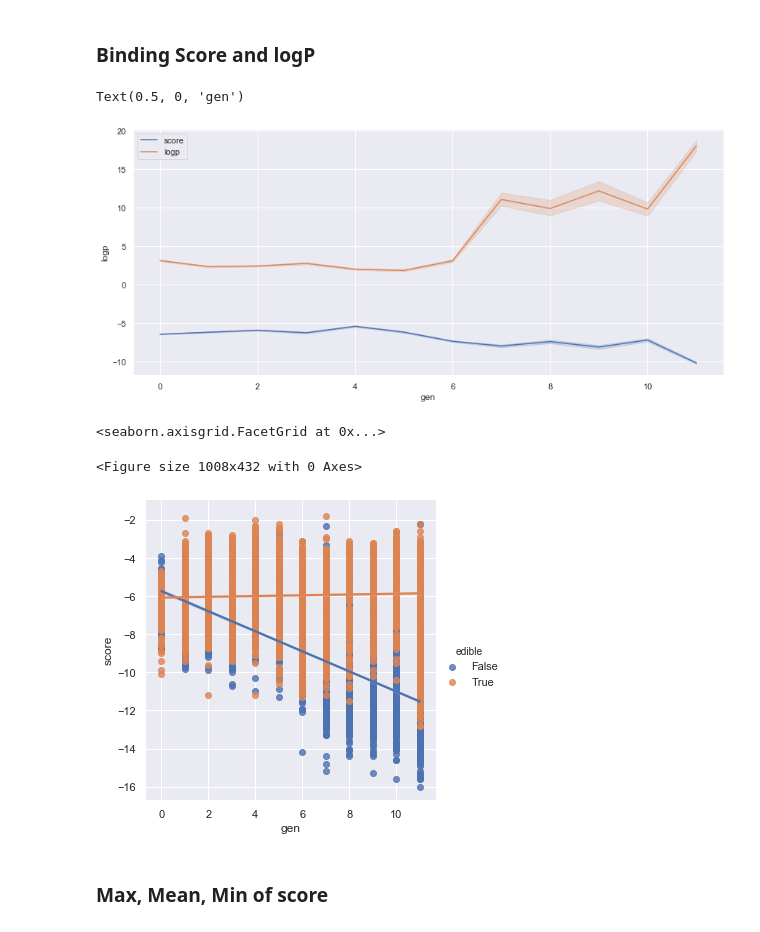
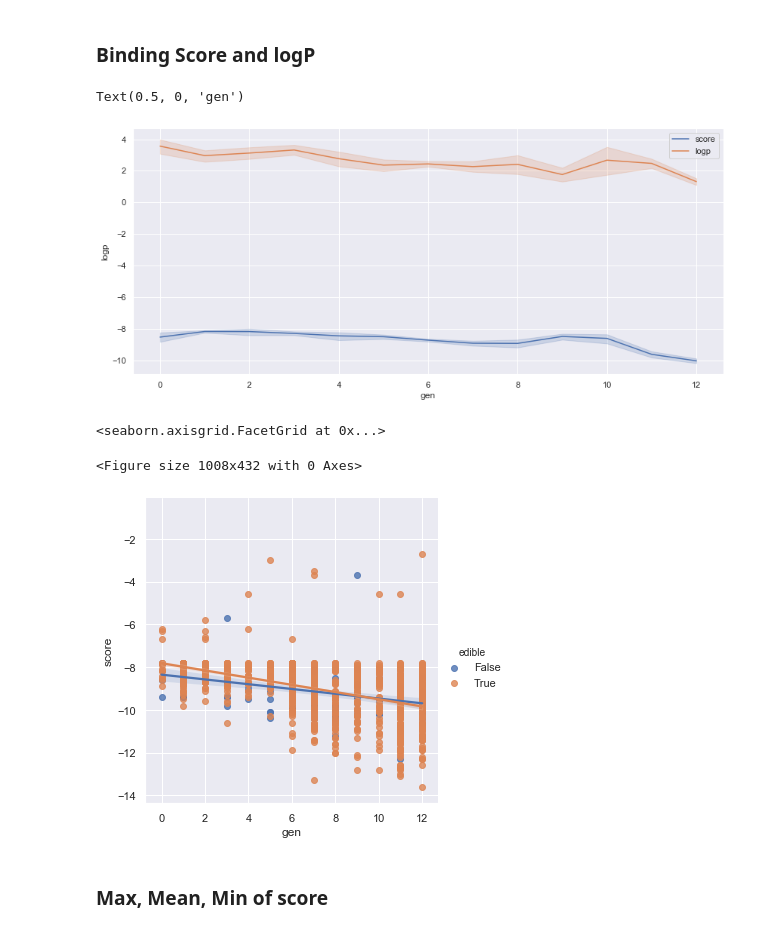
Before and after one commit to forkwell-io/fch-drug-discovery, a Jupyter notebook: Final Results.ipynb, the cells around one changed output. Drawn from its saved outputs; the diff is of its cells as text; code cells hidden in the pictures.

```diff
--- a/Final Results.ipynb
+++ b/Final Results.ipynb
@@ -13,7 +13,7 @@ import rdkit.Chem.PropertyMol
 # %%
 # './generations/master_results_table_gen10.csv'
 
-final = pd.read_csv('./generations/master_results_table_gen11.csv',sep=',')
+final = pd.read_csv('./generations/master_results_table_gen12.csv',sep=',')
 final = final.sort_values('score', ascending=True)
 print(final.shape)
 final.head()
@@ -42,11 +42,11 @@ final_max.head()
 final_joined = pd.merge(final_max, final, on=['smile','gen'], suffixes=('_old','_new'), how='left')
 
 # final_joined = final_joined[(final_joined['score_new'] <= -15.0) & (final_joined['weight'] < 900)]
-final_joined = final_joined[(final_joined['score_new'] <= -12.0) & (final_joined['logp']<5)]
+final_joined = final_joined[(final_joined['score_new'] <= -7.8) & (final_joined['logp']<5)]
 
 final_joined['score'] = final_joined['score_new']
 final_joined = final_joined.drop('score_old', axis=1)
 final_joined = final_joined.drop('score_new', axis=1)
 print(final_joined.shape)
-final_joined.head(30)
+final_joined.head(5)
 # %% [output]
@@ -197,23 +355,22 @@ score = sns.relplot(x="gen", y="score", kind="line", data=final)
 # Set the width and height of the figure
 plt.figure(figsize=(14,6))
 
-sns.lineplot(y=final['score'],x=final['gen'], label="score")
-sns.lineplot(y=final['logp'],x=final['gen'], label="logp")
+sns.lineplot(y=final_joined['score'],x=final_joined['gen'], label="score")
+sns.lineplot(y=final_joined['logp'],x=final_joined['gen'], label="logp")
 
 # Add label for horizontal axis
 plt.xlabel("gen")
 # %% [output]
 Text(0.5, 0, 'gen')
-[figure, old version]
+[figure, new version]
 # %%
 plt.figure(figsize=(14,6))
-# final["edible"] = (final["logp"]<0)
-final["edible"] = (final["logp"]<5) & (final["logp"]>0)
+final["edible"] = (final_joined["logp"]<5) & (final_joined["logp"]>0)
 sns.lmplot(x="gen",y="score", data=final, hue="edible")
 # %% [output]
 <seaborn.axisgrid.FacetGrid at 0x...>
 <Figure size 1008x432 with 0 Axes>
-[figure, old version]
+[figure, new version]
 # %% [markdown]
 ### Max, Mean, Min of score
 # %%
```
Also changed, not shown: parts of 40 cells of this notebook, 8 other files.
